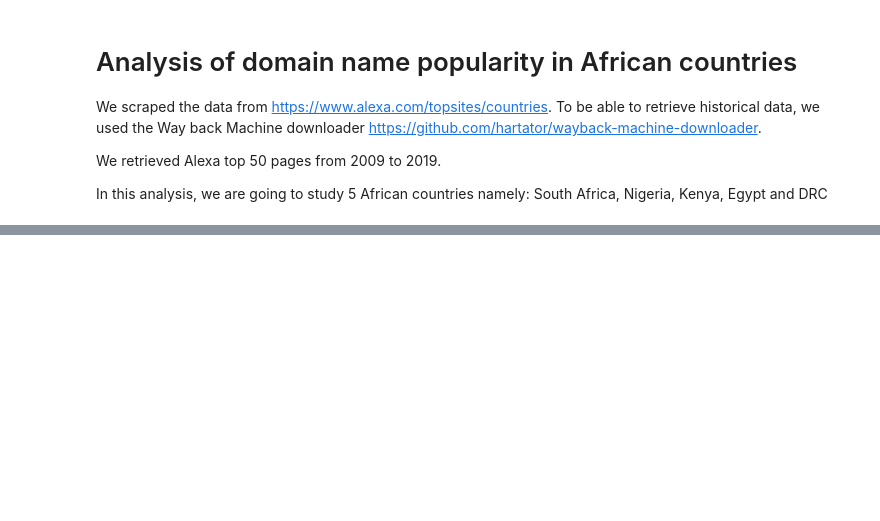
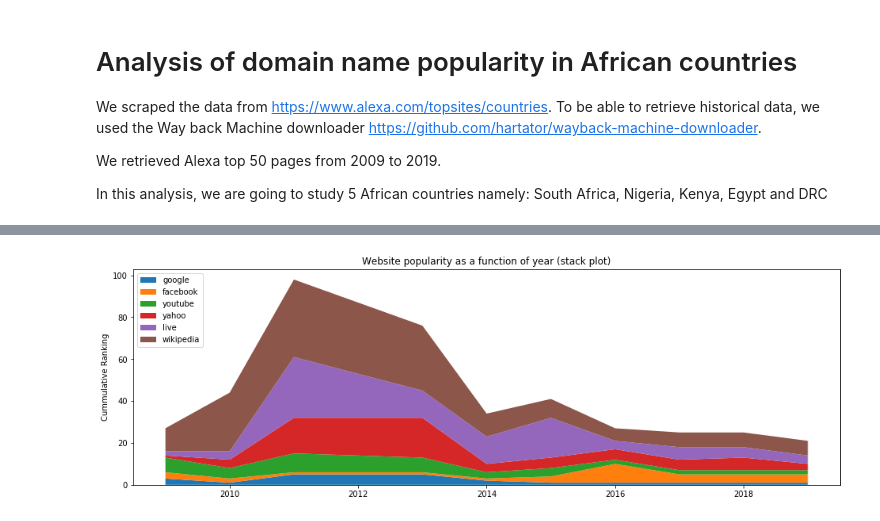
Before and after one commit to AFRINIC-Labs/internet-consolidation-africa, a Jupyter notebook: alexatop50/alexatop50.ipynb, the cells around one changed output, grey strips where cells are left out. Saved outputs shown, nothing was run; the diff lists cells and outputs as text; code cells hidden in the pictures; blank space fills up the shorter version.

```diff
--- a/alexatop50/alexatop50.ipynb
+++ b/alexatop50/alexatop50.ipynb
@@ -59,0 +118,3 @@ lines = df_za_T.plot.line()
+# %%
+variants = allyears_indexed.loc[names].unstack(level = 0, fill_value = 0)
+variants
@@ -59,0 +135,3 @@ lines = df_za_T.plot.line()
+# %%
+variants = variants.reindex(columns = names, level = 1)
+variants
@@ -59,0 +152,11 @@ lines = df_za_T.plot.line()
+# %%
+plt.figure(figsize = (16, 5))
+
+plt.stackplot(variants.index, variants.values.T, labels = names)
+plt.legend(loc = 'upper left')
+plt.title('Website popularity as a function of year (stack plot)')
+plt.ylabel('Cummulative Ranking')
+#plt.gca().invert_yaxis()
+plt.show()
+# %% [output]
+[figure, added]
```
Also changed, not shown: parts of 48 cells of this notebook, 2 other files.
